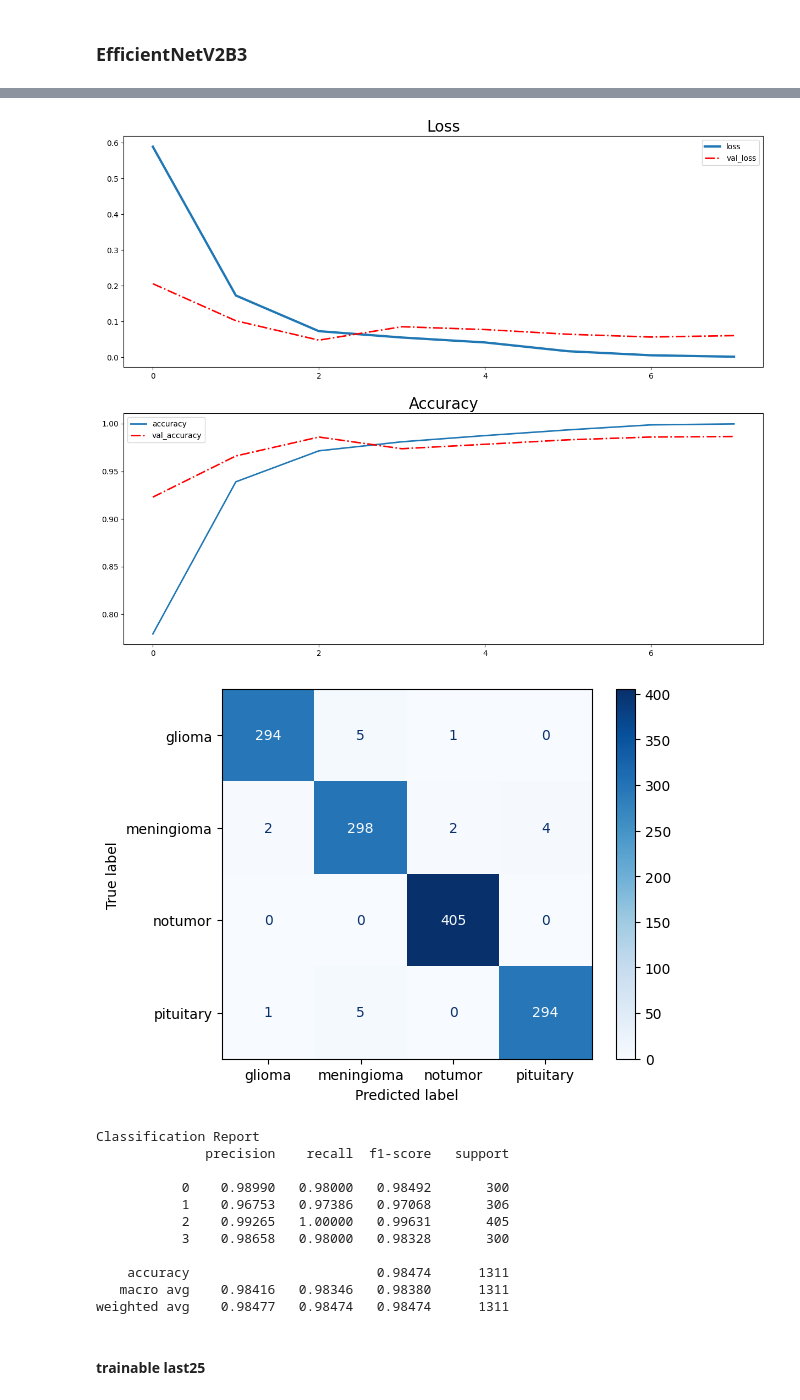
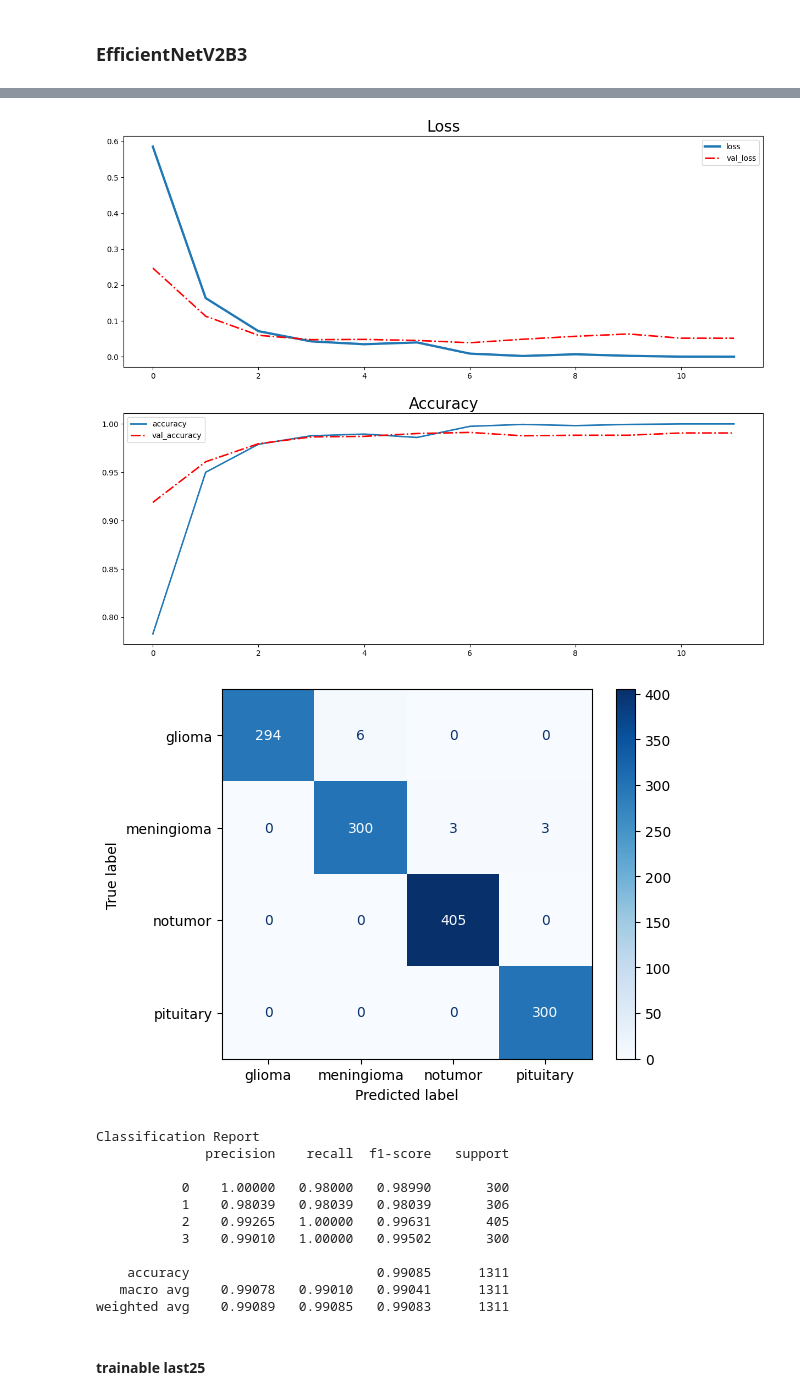
Before and after one commit to earfunnyy/Brain-Tumor-Classification, a Jupyter notebook: train.ipynb, the cells around one changed output, grey strips where cells are left out. Saved outputs shown, nothing was run; the diff lists cells and outputs as text; code cells hidden in the pictures.

Commit message:
EDIT: pemisahan dataset sesuai ukuran input varian EfficientNetv2

```diff
--- a/train.ipynb
+++ b/train.ipynb
@@ -37,7 +37,7 @@ CWD
 # %% [output]
 '/workspace/Brain-Tumor-Classification'
 # %%
-EPOCHS = 10
+EPOCHS = 20
 SAVE_DIRECTORY = CWD + '/model'
 # %% [markdown]
 # Load Data
@@ -222,7 +274,7 @@ def train(model, model_name, train_ds, valid_ds, epochs, save_directory):
 
     return model, history
 # %%
-def plot(model, history):
+def plot(model, history, test_ds):
     # Convert result of training to DataFrame
     result = pd.DataFrame(history.history)
 
@@ -297,0 +352,4 @@ result_dict = {
+# %%
+train_ds_224, valid_ds_224, test_ds_224 = prepare_dataset(BASE_DIR, 224)
+train_ds_300, valid_ds_300, test_ds_300 = prepare_dataset(BASE_DIR, 300)
+train_ds_380, valid_ds_380, test_ds_380 = prepare_dataset(BASE_DIR, 380)
@@ -465,10 +552,10 @@ weighted avg    0.88351   0.88330   0.88291      1311
 # %%
 model_name = 'efficientnetv2b3_standart_trainable_first25'
-input_shape = (256,256,3)
+input_shape = (300,300,3)
 
 std_b3_tf25 = build_model_trainable_first25(EfficientNetV2B3, input_shape=input_shape, num_classes=4)
-std_b3_tf25, history_std_b3_tf25 = train(std_b3_tf25, model_name, train_ds, valid_ds, EPOCHS, SAVE_DIRECTORY)
-history_std_b3_tf25, test_loss, test_acc, test_f1score = plot(std_b3_tf25, history_std_b3_tf25)
+std_b3_tf25, history_std_b3_tf25 = train(std_b3_tf25, model_name, train_ds_300, valid_ds_300, EPOCHS, SAVE_DIRECTORY)
+history_std_b3_tf25, test_loss, test_acc, test_f1score = plot(std_b3_tf25, history_std_b3_tf25, test_ds_300)
 result(model_name, test_loss, test_acc, test_f1score, result_dict)
 # %% [output]
 Downloading data from https://storage.googleapis.com/tensorflow/keras-applications/efficientnet_v2/efficientnetv2-b3_notop.h5
@@ -494,17 +581,17 @@ Epoch 7/10
 1/1 [==============================] - 2s 2s/step
-[figure, old version]
+[figure, new version]
 [figure]
 Classification Report
               precision    recall  f1-score   support
 
-           0    0.98990   0.98000   0.98492       300
-           1    0.96753   0.97386   0.97068       306
+           0    1.00000   0.98000   0.98990       300
+           1    0.98039   0.98039   0.98039       306
            2    0.99265   1.00000   0.99631       405
-           3    0.98658   0.98000   0.98328       300
+           3    0.99010   1.00000   0.99502       300
 
-    accuracy                        0.98474      1311
-   macro avg    0.98416   0.98346   0.98380      1311
-weighted avg    0.98477   0.98474   0.98474      1311
+    accuracy                        0.99085      1311
+   macro avg    0.99078   0.99010   0.99041      1311
+weighted avg    0.99089   0.99085   0.99083      1311
 # %% [markdown]
 #### trainable last25
 # %%
```
Also changed, not shown: parts of 14 cells of this notebook, 1 other file.
